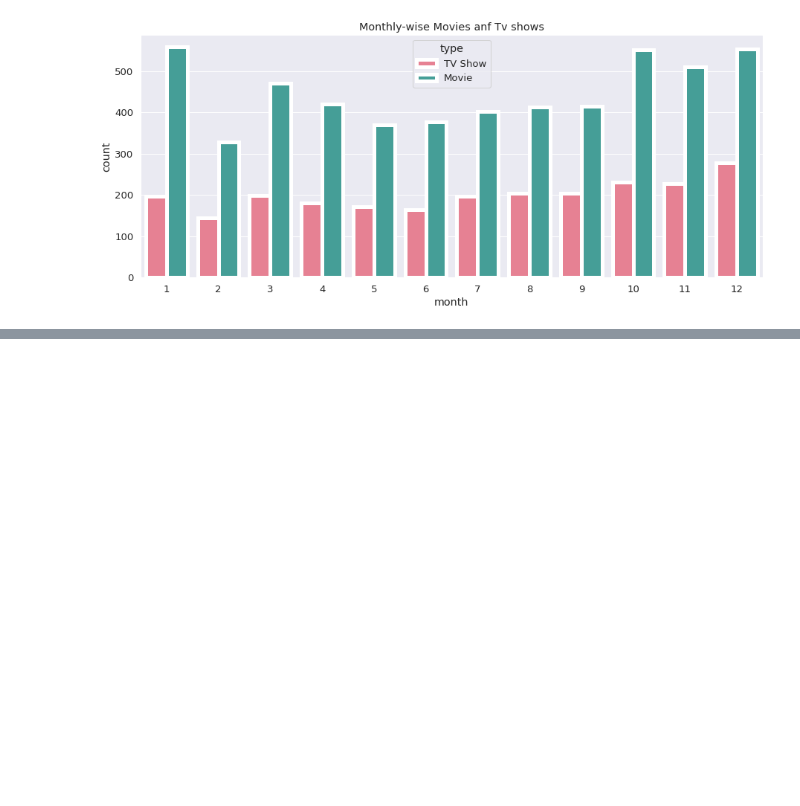
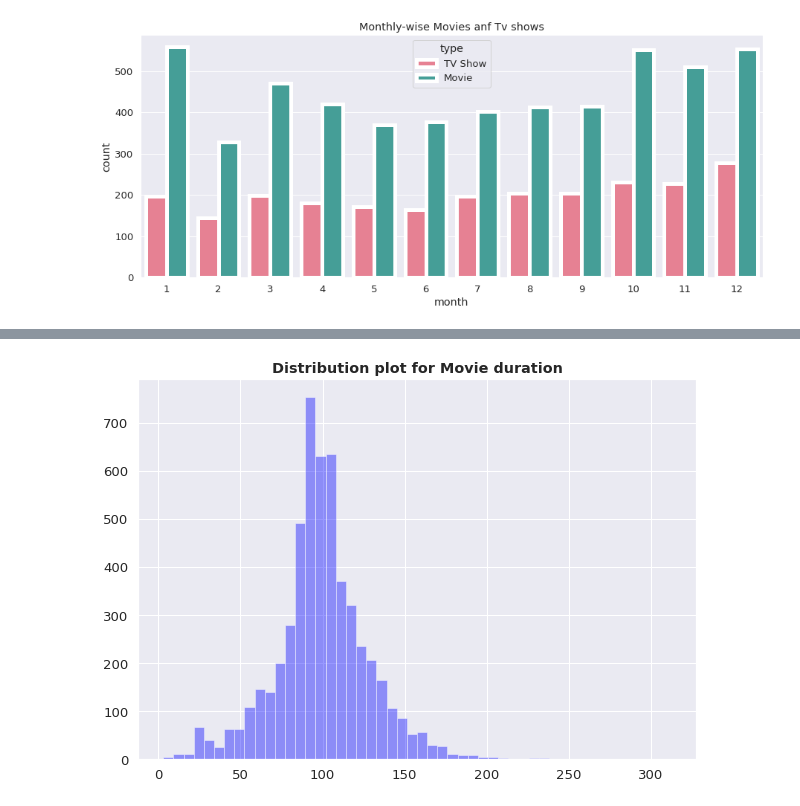
Before and after one commit to Dany511/Netflix_Movies_and_TvShows_Clustering, a Jupyter notebook: Capstone_4.ipynb, the cells around one changed output, grey strips where cells are left out. Saved outputs shown, nothing was run; the diff lists cells and outputs as text; code cells hidden in the pictures; blank space fills up the shorter version.

```diff
--- a/Capstone_4.ipynb
+++ b/Capstone_4.ipynb
@@ -407,0 +424,9 @@ plt.show()
+# %%
+#Checking the distribution of Movie Durations
+plt.figure(figsize=(10,7))
+#Regular Expression pattern \d is a regex pattern for digit + is a regex pattern for at least 1 digit
+sns.distplot(movies['duration'].str.extract('(\d+)'),kde=False, color=['blue'])
+plt.title('Distribution plot for Movie duration',fontweight="bold")
+plt.show()
+# %% [output]
+[figure, added]
```
Also changed, not shown: parts of 27 cells of this notebook.
